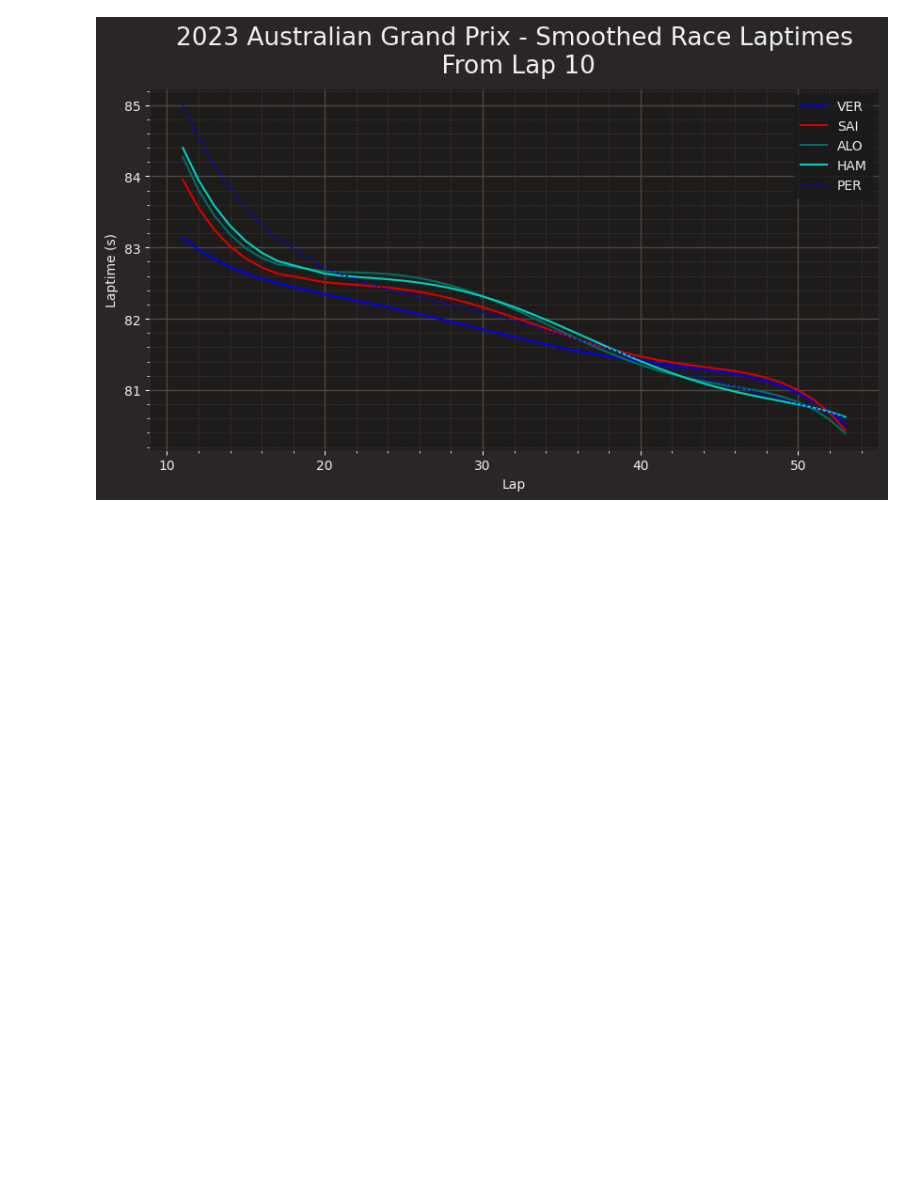
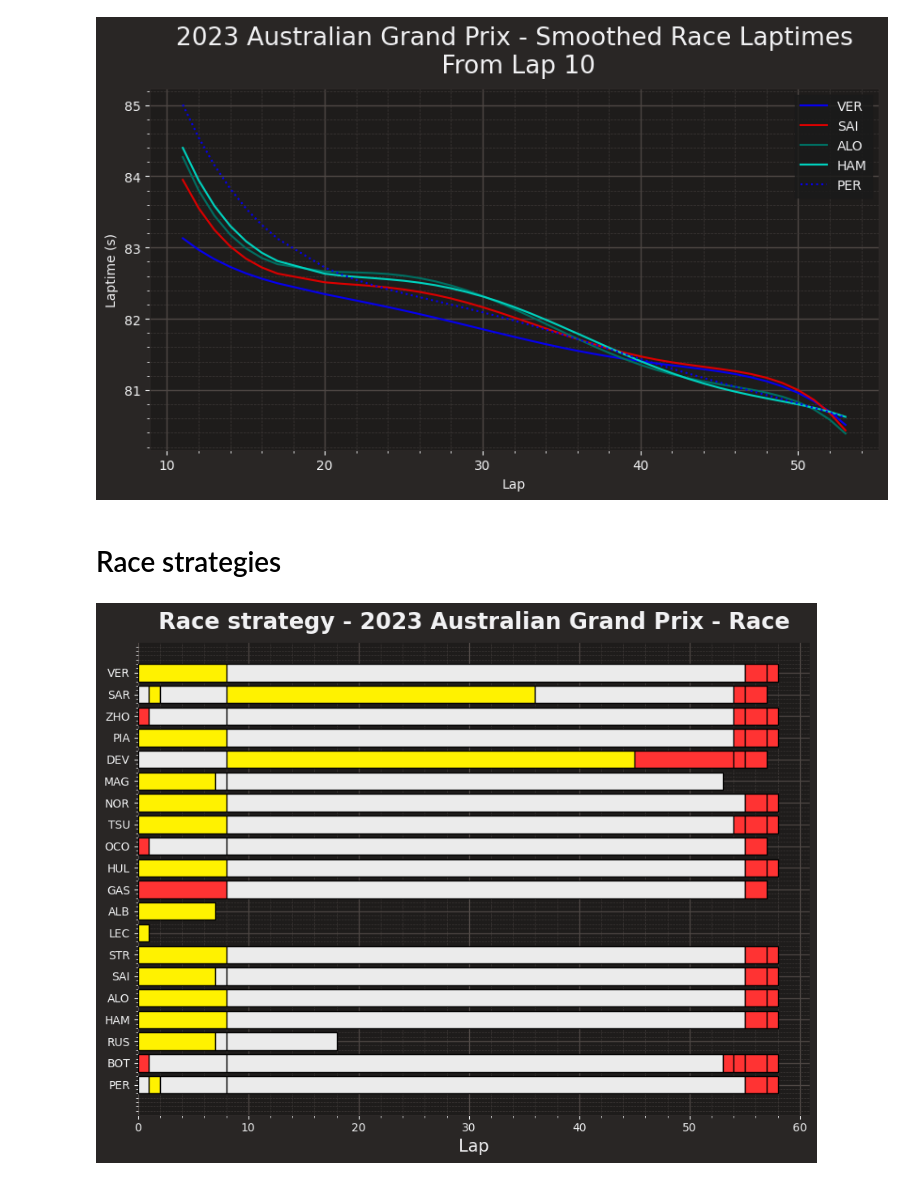
Before and after one commit to Rick8998/Australia2023F1, a Jupyter notebook: SessionAnalysis/race.ipynb, the cells around one changed output. Saved outputs shown, nothing was run; the diff lists cells and outputs as text; code cells hidden in the pictures; blank space fills up the shorter version.

Commit message:
Analisi gara - Passi gara & strategie

```diff
--- a/SessionAnalysis/race.ipynb
+++ b/SessionAnalysis/race.ipynb
@@ -113,3 +113,75 @@ for driver in drivers_to_visualize:
     visualized_teams.append(team)
 # %% [output]
 [figure]
+# %% [markdown]
+# Race strategies
+# %%
+import fastf1 as ff1
+import pandas as pd
+from fastf1.core import Laps
+from fastf1 import plotting
+from fastf1 import utils
+from matplotlib import pyplot as plt
+from timple.timedelta import strftimedelta
+import numpy as np
+from matplotlib.pyplot import figure
+from matplotlib.collections import LineCollection
+from matplotlib import cm
+
+ff1.Cache.enable_cache('2023Australia')
+race = ff1.get_session(2023, 'Australia', 'R')
+race_laps = race.load_laps(with_telemetry=True)
+# %%
+driver_stints = race_laps[['Driver', 'Stint', 'Compound', 'LapNumber']].groupby(
+    ['Driver', 'Stint', 'Compound']
+).count().reset_index()
+
+driver_stints = driver_stints.rename(columns={'LapNumber': 'StintLength'})
+
+driver_stints = driver_stints.sort_values(by=['Stint'])
+
+compound_colors = {
+    'SOFT': '#FF3333',
+    'MEDIUM': '#FFF200',
+    'HARD': '#EBEBEB',
+    'INTERMEDIATE': '#39B54A',
+    'WET': '#00AEEF',
+}
+
+plt.rcParams["figure.figsize"] = [9, 7]
+plt.rcParams["figure.autolayout"] = True
+
+fig, ax = plt.subplots()
+
+for driver in race.results['Abbreviation']:
+    stints = driver_stints.loc[driver_stints['Driver'] == driver]
+
+    previous_stint_end = 0
+    for _, stint in stints.iterrows():
+        plt.barh(
+            [driver],
+            stint['StintLength'],
+            left=previous_stint_end,
+            color=compound_colors[stint['Compound']],
+            edgecolor = "black"
+        )
+
+        previous_stint_end = previous_stint_end + stint['StintLength']
+
+# Set title
+plt.title(f'Race strategy - {race.event.year} {race.event.EventName} - {race.name}', fontsize=20, fontweight = 'bold')
+
+# Set x-label
+plt.xlabel('Lap', fontsize=15)
+
+# Invert y-axis
+plt.gca().invert_yaxis()
+
+# Remove frame from plot
+ax.spines['top'].set_visible(False)
+ax.spines['right'].set_visible(False)
+ax.spines['left'].set_visible(False)
+
+plt.show()
+# %% [output]
+[figure, added]
```
Also changed, not shown: 1 other file.
